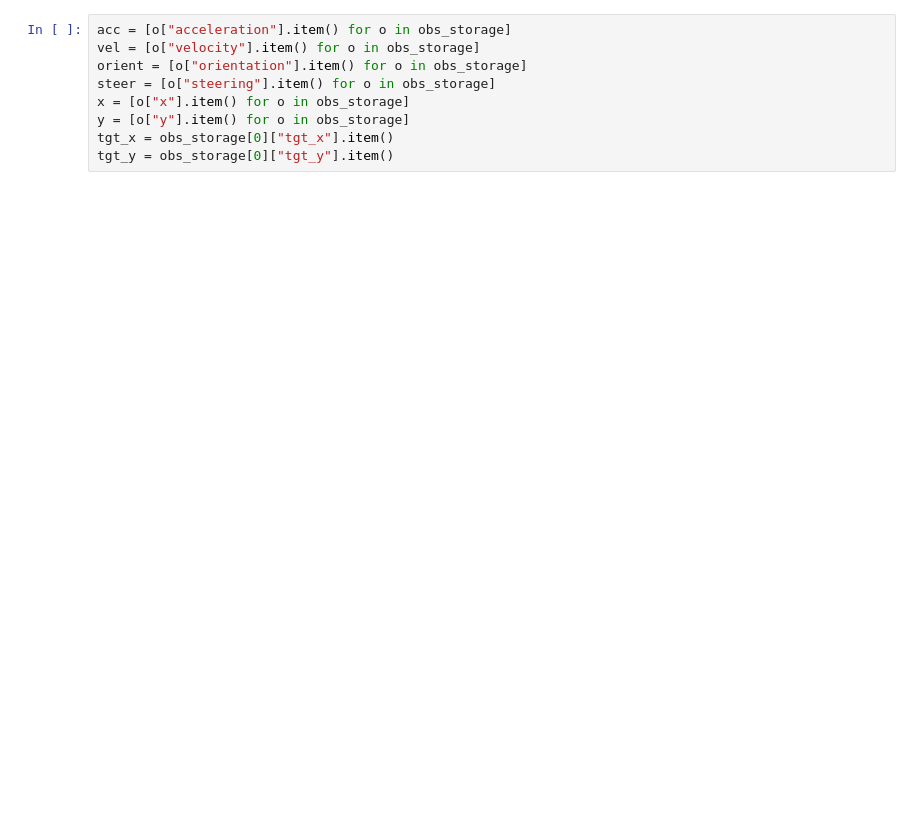
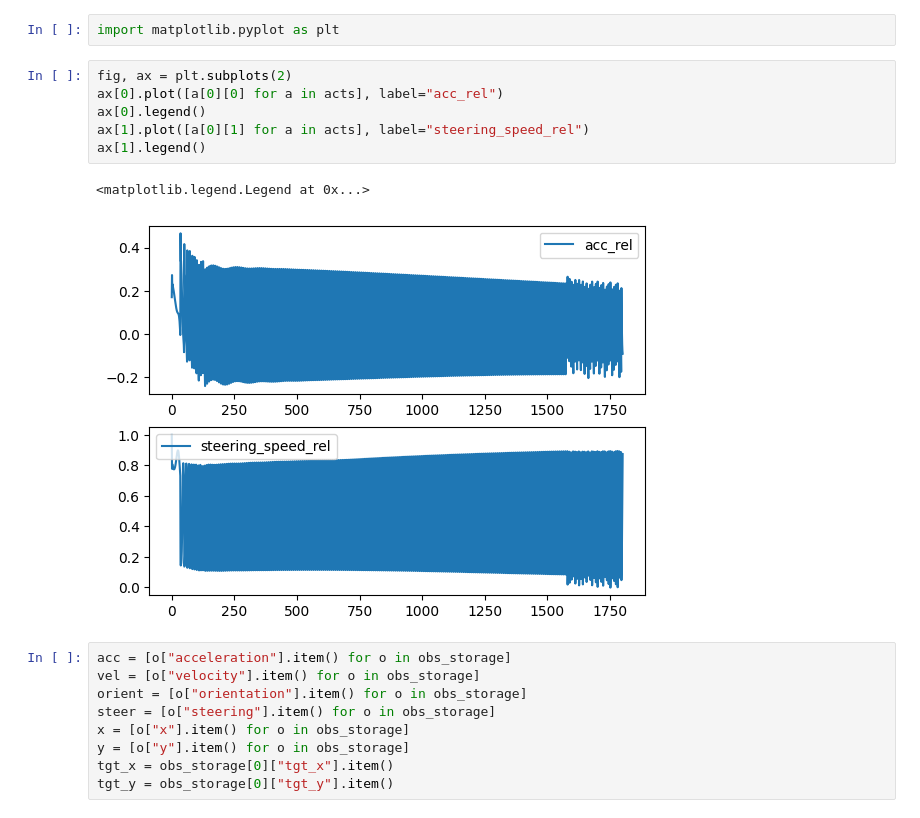
Before and after one commit to ChernyakKonstantin/Self-driving-RL-car, a Jupyter notebook: environments/check.ipynb, the cells around one changed output. Drawn from its saved outputs; the diff is of its cells as text; blank space fills up the shorter version.

```diff
--- a/environments/check.ipynb
+++ b/environments/check.ipynb
@@ -35,3 +46,14 @@ OrderedDict([('acceleration', array([[0.]], dtype=float32)),
+# %%
+import matplotlib.pyplot as plt
+# %%
+fig, ax = plt.subplots(2)
+ax[0].plot([a[0][0] for a in acts], label="acc_rel")
+ax[0].legend()
+ax[1].plot([a[0][1] for a in acts], label="steering_speed_rel")
+ax[1].legend()
+# %% [output]
+<matplotlib.legend.Legend at 0x...>
+[figure, added]
 # %%
 acc = [o["acceleration"].item() for o in obs_storage]
 vel = [o["velocity"].item() for o in obs_storage]
```
Also changed, not shown: parts of 10 cells of this notebook, 3 other files.
